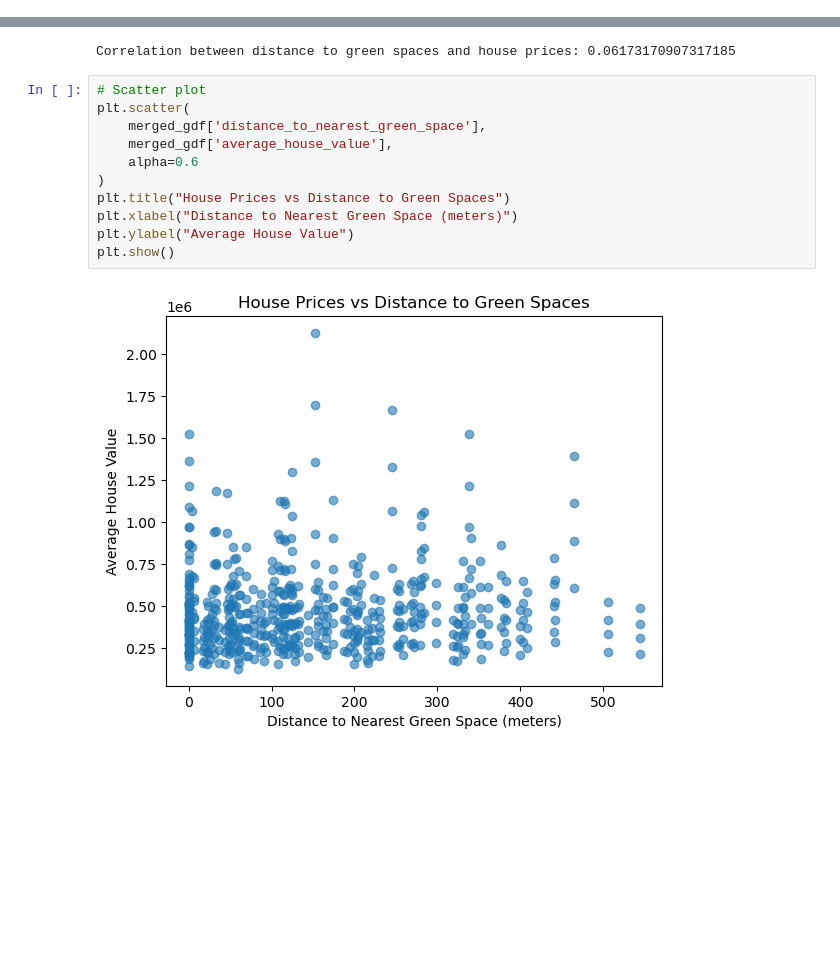
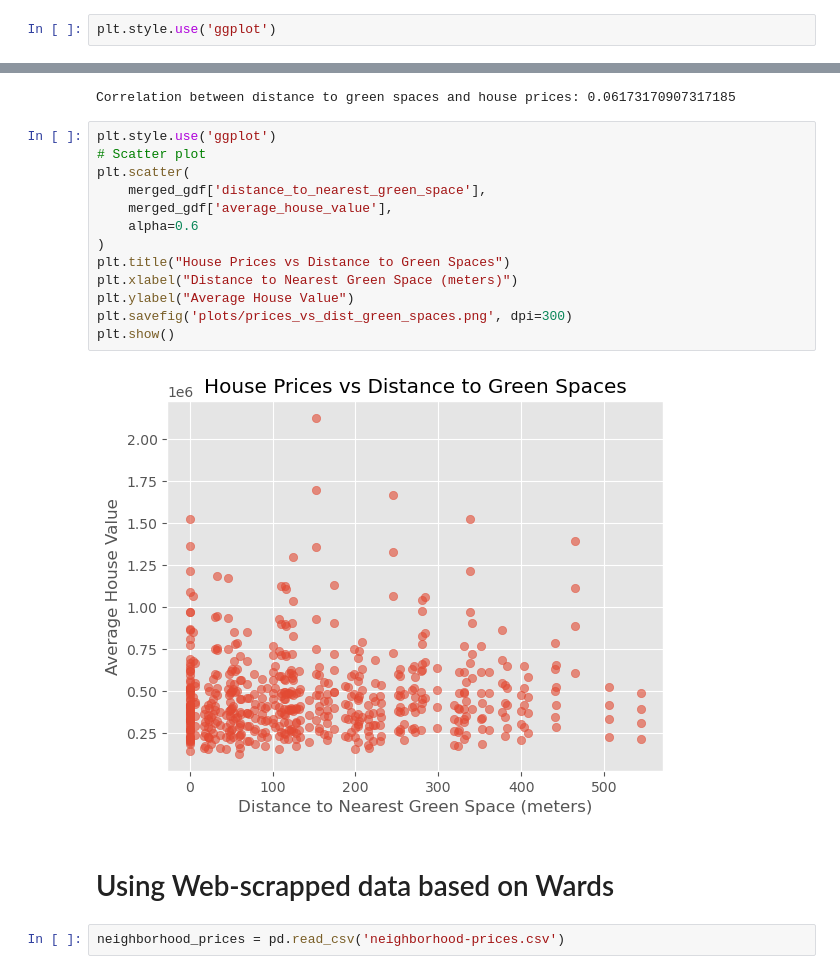
Before and after one commit to jayshah2111/team-algorithm-avengers, a Jupyter notebook: green-spaces/green-space-analysis.ipynb, the cells around one changed output, grey strips where cells are left out. Cells and saved outputs as stored; diff of their text form; blank space fills up the shorter version.

```diff
--- a/green-spaces/green-space-analysis.ipynb
+++ b/green-spaces/green-space-analysis.ipynb
@@ -7,0 +9,2 @@ import geopandas as gpd
+# %%
+plt.style.use('ggplot')
@@ -290,15 +298,21 @@ print(f"Correlation between distance to green spaces and house prices: {correlat
 # %% [output]
 Correlation between distance to green spaces and house prices: 0.06173170907317185
 # %%
+plt.style.use('ggplot')
 # Scatter plot
 plt.scatter(
     merged_gdf['distance_to_nearest_green_space'],
     merged_gdf['average_house_value'],
     alpha=0.6
 )
 plt.title("House Prices vs Distance to Green Spaces")
 plt.xlabel("Distance to Nearest Green Space (meters)")
 plt.ylabel("Average House Value")
+plt.savefig('plots/prices_vs_dist_green_spaces.png', dpi=300)
 plt.show()
 # %% [output]
-[figure, old version]
+[figure, new version]
+# %% [markdown]
+# Using Web-scrapped data based on Wards
+# %%
+neighborhood_prices = pd.read_csv('neighborhood-prices.csv')
```
Also changed, not shown: parts of 82 cells of this notebook, 22 other files.
